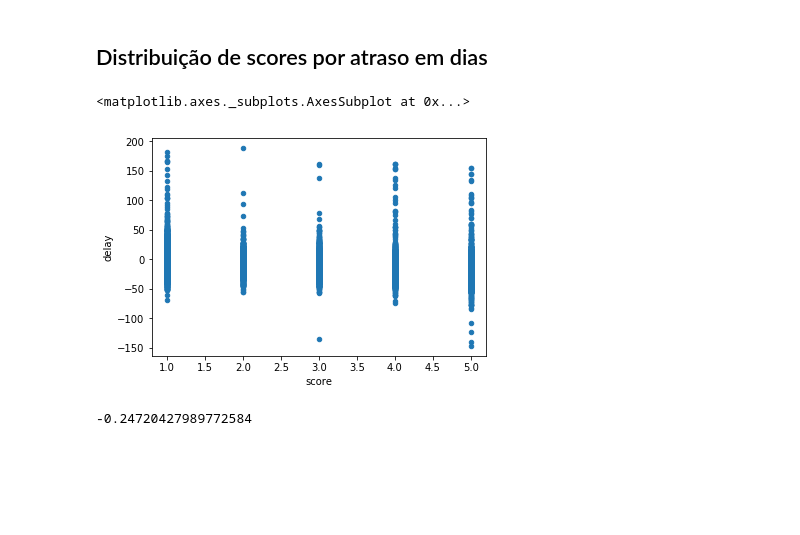
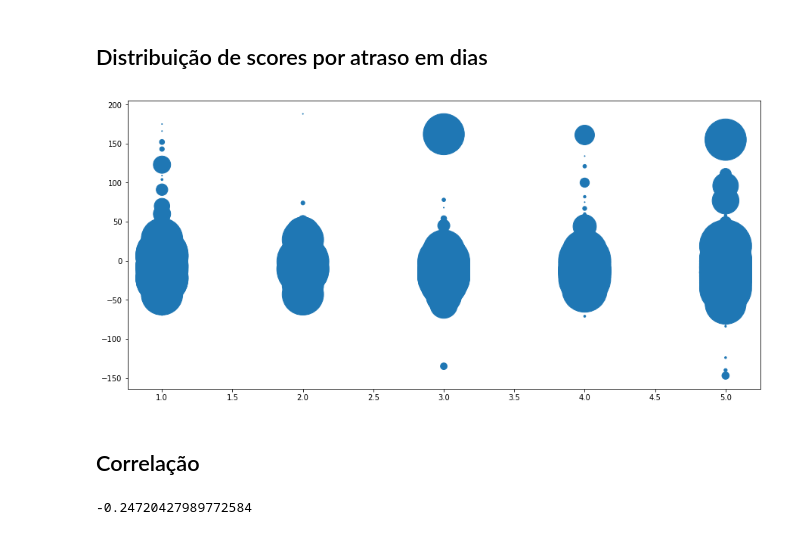
Before and after one commit to GuiBrandt/e-commerce, a Jupyter notebook: Sprint 1/pontualidade.ipynb, the cells around one changed output. Drawn from its saved outputs; the diff is of its cells as text; code cells hidden in the pictures; blank space fills up the shorter version.

```diff
--- a/Sprint 1/pontualidade.ipynb
+++ b/Sprint 1/pontualidade.ipynb
@@ -17,13 +16,18 @@ columns = {
     'review_score': 'score'
 }
 
-data = pd.read_csv("../datasets/olist.csv")
-data = data[columns.keys()].rename(columns=columns)
+raw_data = pd.read_csv("../datasets/olist.csv")
+raw_data = raw_data[columns.keys()].rename(columns=columns)
 
-data = data[data['delivered'].notnull()]
-data['delivered'] = pd.to_datetime(data['delivered'], format='%Y-%m-%d %H:%M:%S')
-data['estimated'] = pd.to_datetime(data['estimated'], format='%Y-%m-%d %H:%M:%S')
-data['delay'] = (data['delivered'] - data['estimated']).dt.days
-data = data[['delay', 'score']]
-data.count()
+raw_data = raw_data[raw_data['delivered'].notnull()]
+
+raw_data['delivered'] = pd.to_datetime(raw_data['delivered'], format='%Y-%m-%d %H:%M:%S')
+raw_data['estimated'] = pd.to_datetime(raw_data['estimated'], format='%Y-%m-%d %H:%M:%S')
+
+data = pd.DataFrame({
+        'delay': (raw_data['delivered'] - raw_data['estimated']).dt.days,
+        'score': raw_data['score']
+})
+
+data.head()
 # %% [output]
@@ -42,10 +40,22 @@ data.head()
 # %% [markdown]
 ## Distribuição de scores por atraso em dias
-# %%
-data.plot(x='score', y='delay', kind='scatter')
-# %% [output]
-<matplotlib.axes._subplots.AxesSubplot at 0x...>
-[figure, removed]
+# %%
+#data.plot(x='score', y='delay', kind='scatter')
+plt.figure(figsize=(15, 7))
+
+score_dummies = pd.get_dummies(data['score'])
+frequency_data = pd.concat([data[['delay']], score_dummies], axis=1)
+frequencies = frequency_data.groupby(['delay']).agg(['sum'])
+
+sizes = [[f for f in frequencies.values[index]] for index in range(len(frequencies))]
+functools.reduce(operator.iconcat, sizes, [])
+
+plt.scatter(x=data['score'], y=data['delay'], s=sizes)
+plt.show()
+# %% [output]
+[figure, added]
+# %% [markdown]
+## Correlação
 # %%
 data.corr()['delay']['score']
 # %% [output]
```
Also changed, not shown: parts of 4 cells of this notebook, 9 other files.
